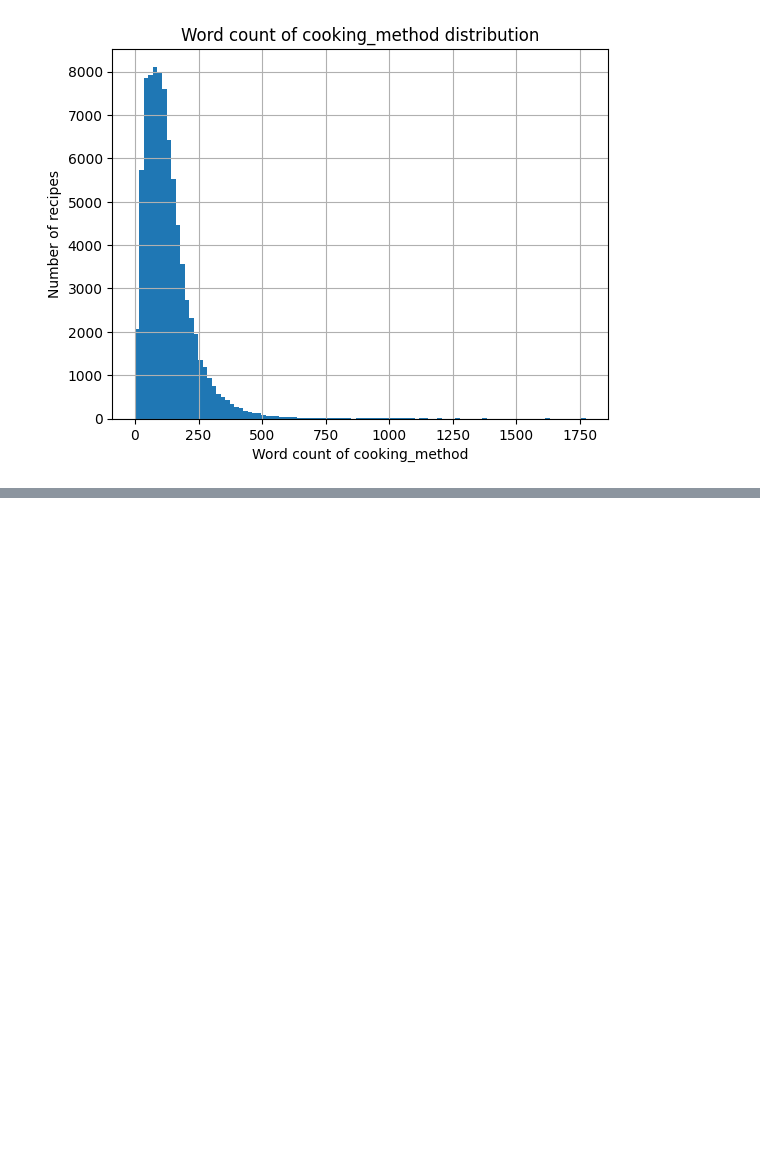
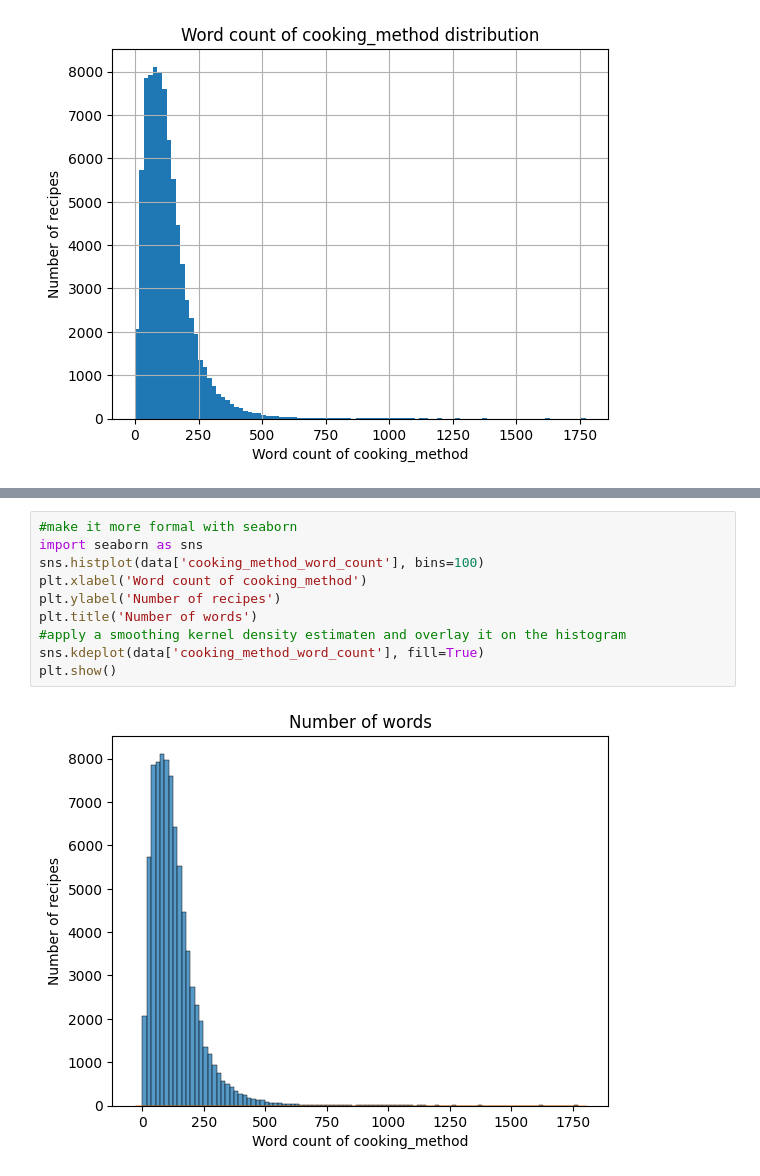
Before and after one commit to lavo2/HLT-Project, a Jupyter notebook: lavo.ipynb, the cells around one changed output, grey strips where cells are left out. Drawn from its saved outputs; the diff is of its cells as text; blank space fills up the shorter version.

```diff
--- a/lavo.ipynb
+++ b/lavo.ipynb
@@ -48,0 +49,12 @@ plt.show()
+# %%
+#make it more formal with seaborn
+import seaborn as sns
+sns.histplot(data['cooking_method_word_count'], bins=100)
+plt.xlabel('Word count of cooking_method')
+plt.ylabel('Number of recipes')
+plt.title('Number of words')
+#apply a smoothing kernel density estimaten and overlay it on the histogram
+sns.kdeplot(data['cooking_method_word_count'], fill=True)
+plt.show()
+# %% [output]
+[figure, added]
```
Also changed, not shown: parts of 3 cells of this notebook.
